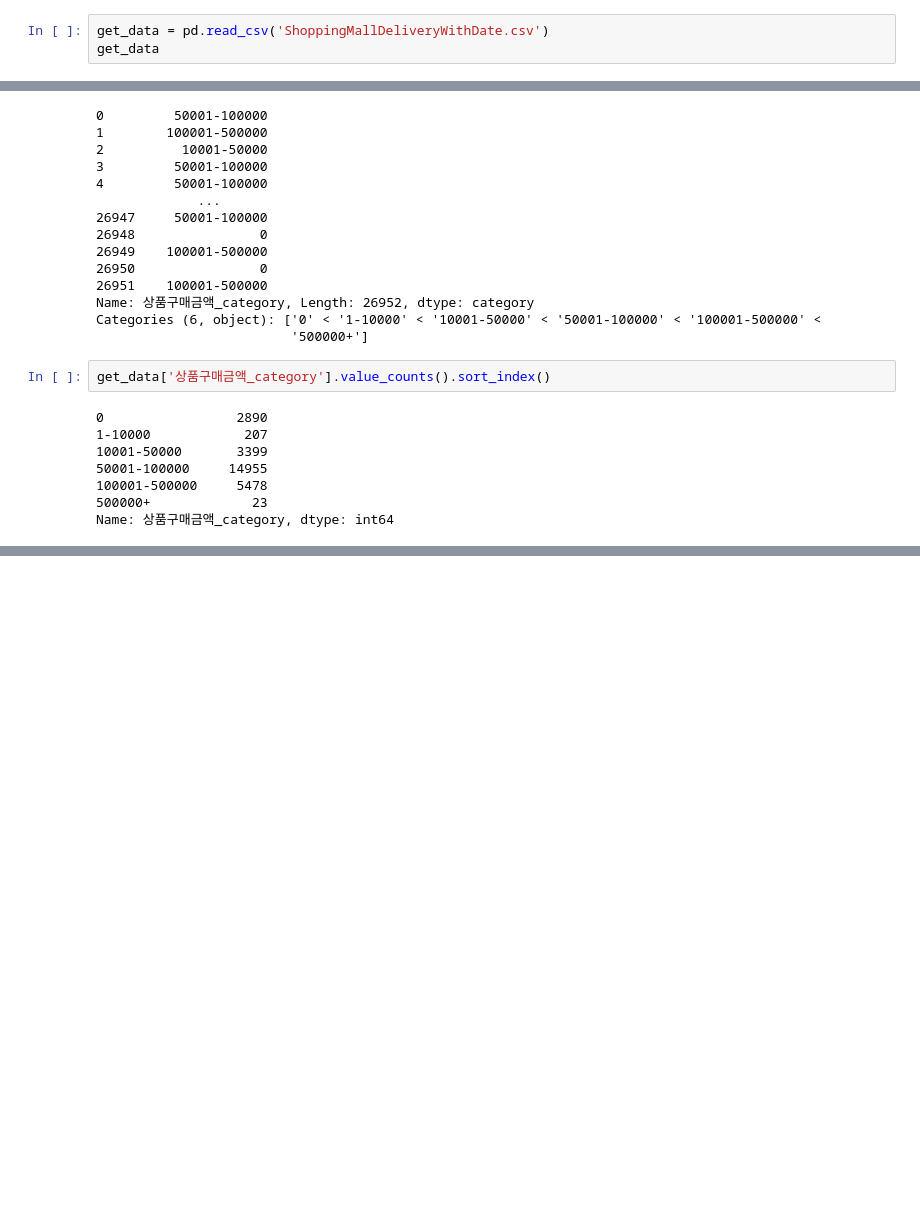
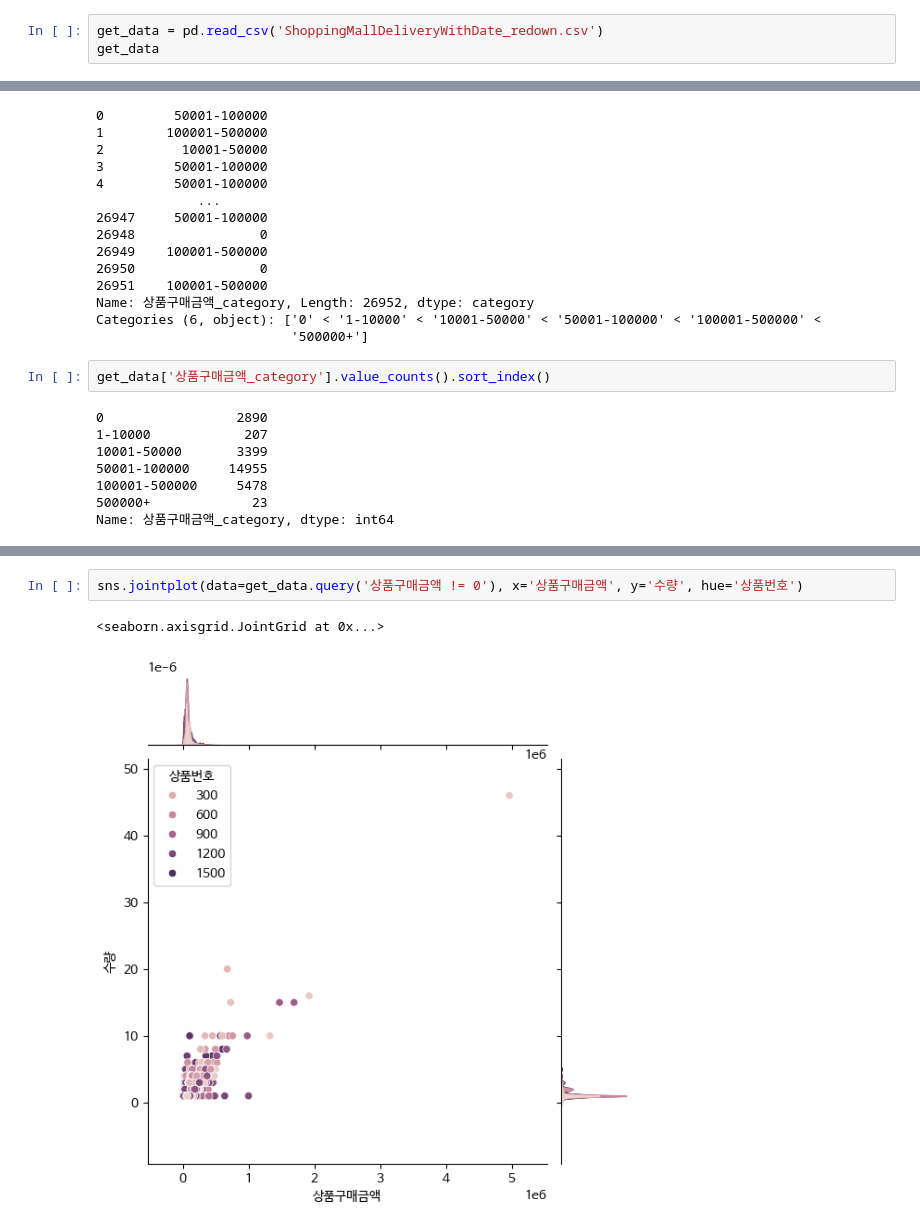
Before and after one commit to entangelk/study_data_analytics, a Jupyter notebook: docs/quests/EDAs/EDA_ShoppingMallDeliveryWithDate.ipynb, the cells around one changed output, grey strips where cells are left out. Drawn from its saved outputs; the diff is of its cells as text; blank space fills up the shorter version.

```diff
--- a/docs/quests/EDAs/EDA_ShoppingMallDeliveryWithDate.ipynb
+++ b/docs/quests/EDAs/EDA_ShoppingMallDeliveryWithDate.ipynb
@@ -25,7 +25,7 @@ import numpy as np
 # %% [markdown]
 ## 시작
 # %%
-get_data = pd.read_csv('ShoppingMallDeliveryWithDate.csv')
+get_data = pd.read_csv('ShoppingMallDeliveryWithDate_redown.csv')
 get_data
 # %% [output]
 |  | 결제수단 | 배송번호 | 배송시작일 | 배송완료일 | 상품구매금액 | 상품번호 | 수량 | 주문경로 | 주문일 |
@@ -91,0 +123,5 @@ Name: 상품구매금액_category, dtype: int64
+# %%
+sns.jointplot(data=get_data.query('상품구매금액 != 0'), x='상품구매금액', y='수량', hue='상품번호')
+# %% [output]
+<seaborn.axisgrid.JointGrid at 0x...>
+[figure, added]
```
Also changed, not shown: parts of 30 cells of this notebook.
